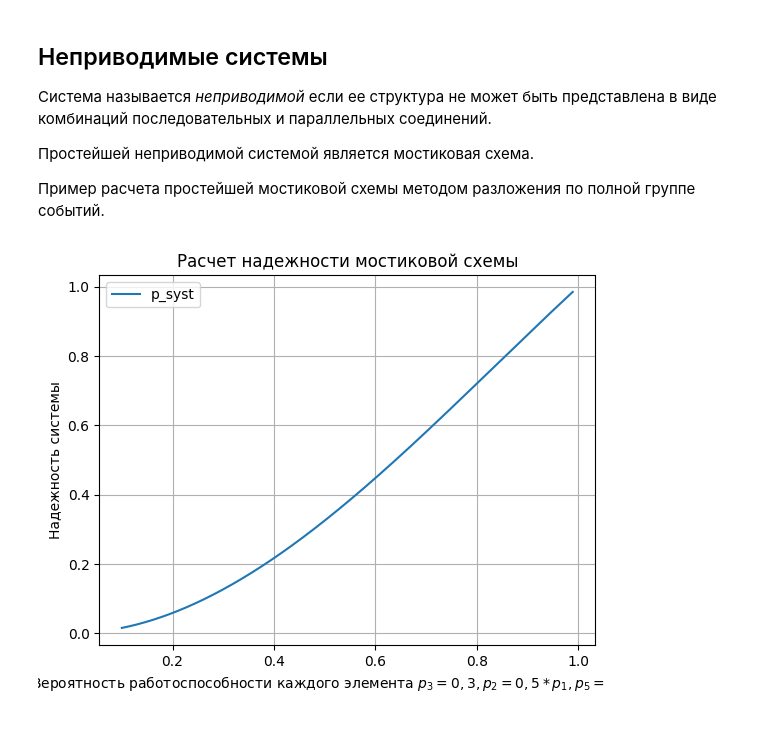
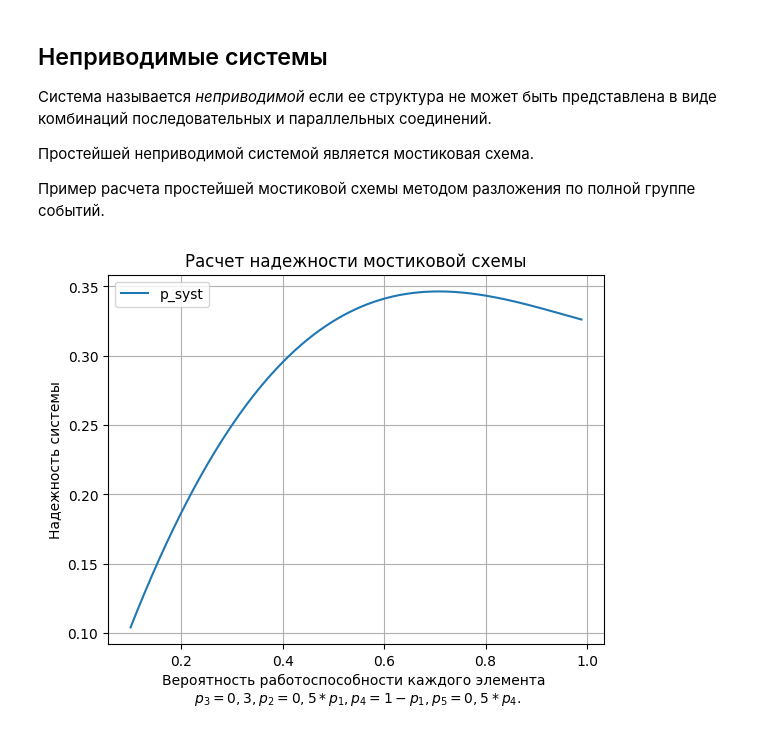
Before and after one commit to SergeyS1954/CLT, a Jupyter notebook: LW2.ipynb, the cells around one changed output. Saved outputs shown, nothing was run; the diff lists cells and outputs as text; code cells hidden in the pictures.

```diff
--- a/LW2.ipynb
+++ b/LW2.ipynb
@@ -268,33 +268,33 @@ plt.show()
 import numpy as np
 import matplotlib.pyplot as plt
 
 p = np.arange (0.1, 0.99, 0.001)
 p_3 = 0.3
 
 p_1 = p
 p_2 = 0.5 *p
-p_4 = p
+p_4 = 1- p
 p_5 = 0.5*p
 # Элемент 3 гарантированно исправен
 pa1  = (1 -p_1)*(1- p_2)
 pa2  = (1-p_4)*(1-p_5)
 pa = (1 - pa1)*(1 - pa2)
 # Элемент 3 неисправен
 pb1  = 1 -p_1*p_4
 pb2  = 1 - p_2*p_5
 pb = 1 - pb1*pb2
 # Надежность системы как разложение по полной группе событий
 p_syst = p_3*pa + (1-p_3)*pb
 fig = plt.figure()
 plt.plot (p,p_syst, '-', label = 'p_syst')
 
 plt.title('Расчет надежности мостиковой схемы')
-plt.xlabel('Вероятность работоспособности каждого элемента $p_3 = 0,3, p_2= 0,5*p_1, p_5= 0,5*p_4$.')
+plt.xlabel('Вероятность работоспособности каждого элемента \n $p_3 = 0,3, p_2= 0,5*p_1, p_4 = 1 - p_1, p_5= 0,5*p_4$.')
 plt.ylabel('Надежность системы')
 plt.legend()
 plt.grid(True)
 
 
 plt.show()
 # %% [output]
-[figure, old version]
+[figure, new version]
```
Also changed, not shown: parts of 2 cells of this notebook.
